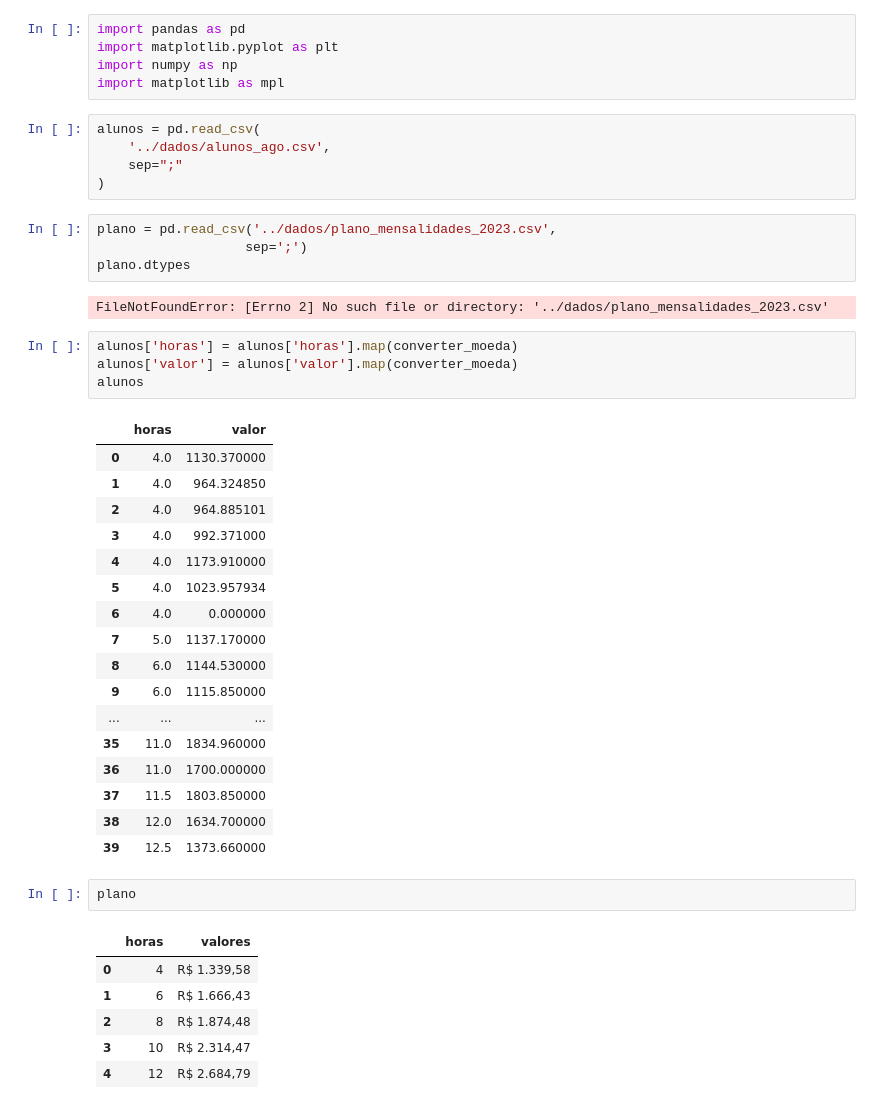
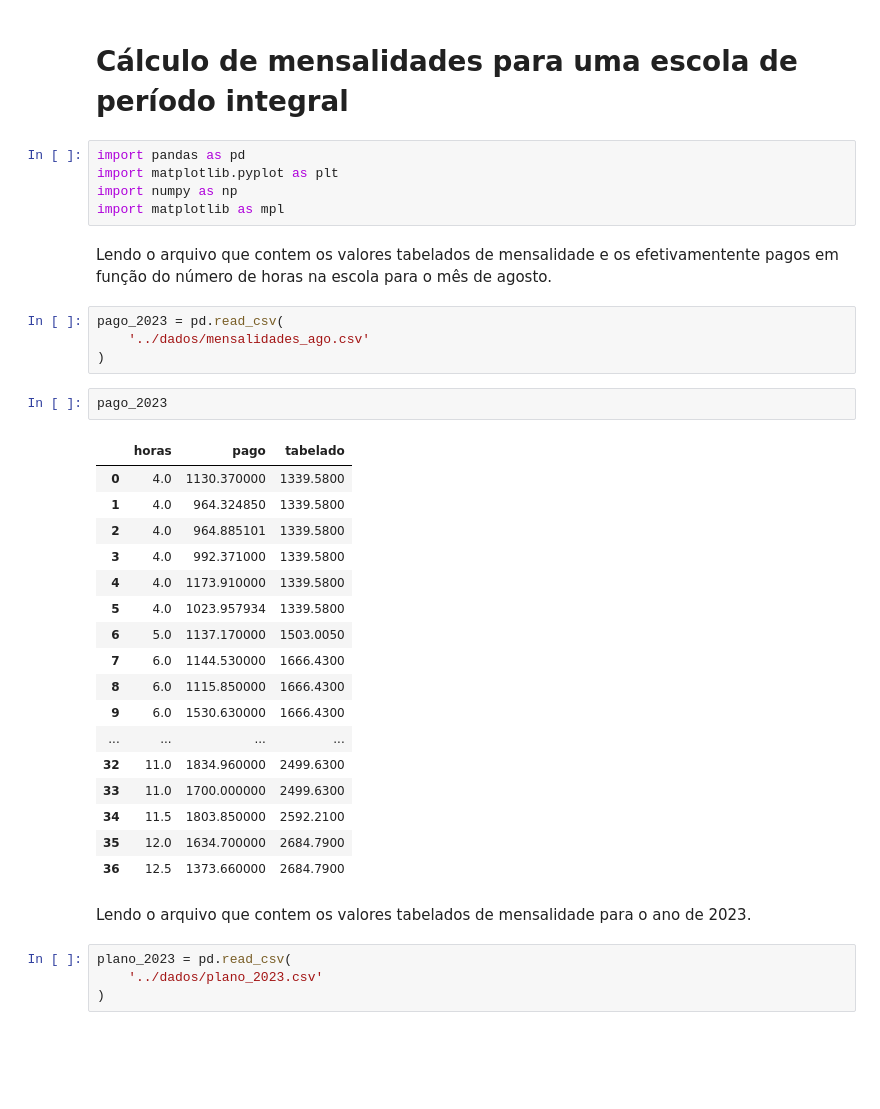
Before and after one commit to mp-resuldados/calculo-de-mensalidades, a Jupyter notebook: notebooks/calculos.ipynb, the cells around one changed output. Cells and saved outputs as stored; diff of their text form; blank space fills up the shorter version.

```diff
--- a/notebooks/calculos.ipynb
+++ b/notebooks/calculos.ipynb
@@ -1,47 +1,39 @@
+# %% [markdown]
+# Cálculo de mensalidades para uma escola de período integral
 # %%
 import pandas as pd
 import matplotlib.pyplot as plt
 import numpy as np
 import matplotlib as mpl
+# %% [markdown]
+Lendo o arquivo que contem os valores tabelados de mensalidade e os efetivamentente pagos em função do número de horas na escola para o mês de agosto.
 # %%
-alunos = pd.read_csv(
-    '../dados/alunos_ago.csv',
-    sep=";"
+pago_2023 = pd.read_csv(
+    '../dados/mensalidades_ago.csv'
 )
+# %%
+pago_2023
+# %% [output]
+|  | horas | pago | tabelado |
+| 0 | 4.0 | 1130.370000 | 1339.5800 |
+| 1 | 4.0 | 964.324850 | 1339.5800 |
+| 2 | 4.0 | 964.885101 | 1339.5800 |
+| 3 | 4.0 | 992.371000 | 1339.5800 |
+| 4 | 4.0 | 1173.910000 | 1339.5800 |
+| 5 | 4.0 | 1023.957934 | 1339.5800 |
+| 6 | 5.0 | 1137.170000 | 1503.0050 |
+| 7 | 6.0 | 1144.530000 | 1666.4300 |
+| 8 | 6.0 | 1115.850000 | 1666.4300 |
+| 9 | 6.0 | 1530.630000 | 1666.4300 |
+| ... | ... | ... | ... |
+| 32 | 11.0 | 1834.960000 | 2499.6300 |
+| 33 | 11.0 | 1700.000000 | 2499.6300 |
+| 34 | 11.5 | 1803.850000 | 2592.2100 |
+| 35 | 12.0 | 1634.700000 | 2684.7900 |
+| 36 | 12.5 | 1373.660000 | 2684.7900 |
+# %% [markdown]
+Lendo o arquivo que contem os valores tabelados de mensalidade para o ano de 2023.
 # %%
-plano = pd.read_csv('../dados/plano_mensalidades_2023.csv',
-                   sep=';')
-plano.dtypes
+plano_2023 = pd.read_csv(
+    '../dados/plano_2023.csv'
+)
-# %% [output]
-FileNotFoundError: [Errno 2] No such file or directory: '../dados/plano_mensalidades_2023.csv'
-# %%
-alunos['horas'] = alunos['horas'].map(converter_moeda)
-alunos['valor'] = alunos['valor'].map(converter_moeda)
-alunos
-# %% [output]
-|  | horas | valor |
-| 0 | 4.0 | 1130.370000 |
-| 1 | 4.0 | 964.324850 |
-| 2 | 4.0 | 964.885101 |
-| 3 | 4.0 | 992.371000 |
-| 4 | 4.0 | 1173.910000 |
-| 5 | 4.0 | 1023.957934 |
-| 6 | 4.0 | 0.000000 |
-| 7 | 5.0 | 1137.170000 |
-| 8 | 6.0 | 1144.530000 |
-| 9 | 6.0 | 1115.850000 |
-| ... | ... | ... |
-| 35 | 11.0 | 1834.960000 |
-| 36 | 11.0 | 1700.000000 |
-| 37 | 11.5 | 1803.850000 |
-| 38 | 12.0 | 1634.700000 |
-| 39 | 12.5 | 1373.660000 |
-# %%
-plano
-# %% [output]
-|  | horas | valores |
-| 0 | 4 | R$ 1.339,58 |
-| 1 | 6 | R$ 1.666,43 |
-| 2 | 8 | R$ 1.874,48 |
-| 3 | 10 | R$ 2.314,47 |
-| 4 | 12 | R$ 2.684,79 |
```
Also changed, not shown: parts of 24 cells of this notebook.
